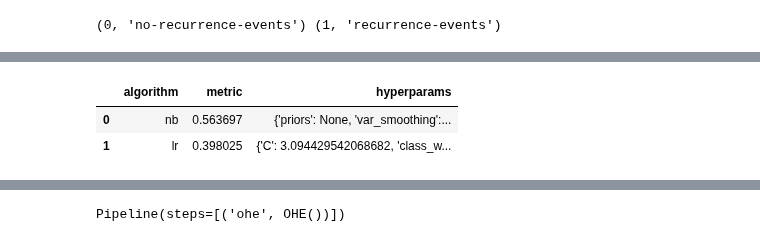
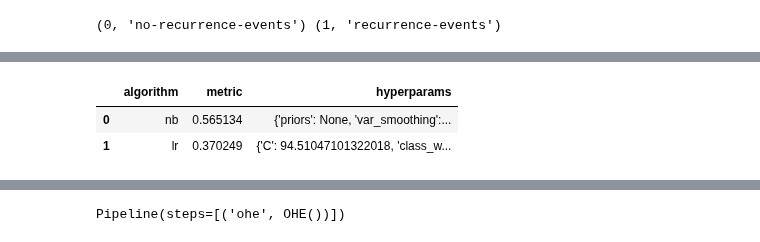
Before and after one commit to George713/pytelligence, a Jupyter notebook: main.ipynb, the cells around one changed output, grey strips where cells are left out. Saved outputs shown, nothing was run; the diff lists cells and outputs as text; code cells hidden in the pictures.

```diff
--- a/main.ipynb
+++ b/main.ipynb
@@ -121,7 +115,7 @@ compare_df_tune, model_list, opt_history_dict = (
                setup=setup,
                include=["lr", "nb"],
                optimize="f1",
-               n_trials=5,
+               n_trials=10,
                return_models=True,
         )
 )
@@ -149,4 +141,4 @@ compare_df_tune
 |  | algorithm | metric | hyperparams |
-| 0 | nb | 0.563697 | {'priors': None, 'var_smoothing':... |
-| 1 | lr | 0.398025 | {'C': 3.094429542068682, 'class_w... |
+| 0 | nb | 0.565134 | {'priors': None, 'var_smoothing':... |
+| 1 | lr | 0.370249 | {'C': 94.51047101322018, 'class_w... |
 # %%
```
Also changed, not shown: parts of 8 cells of this notebook, 2 other files.
